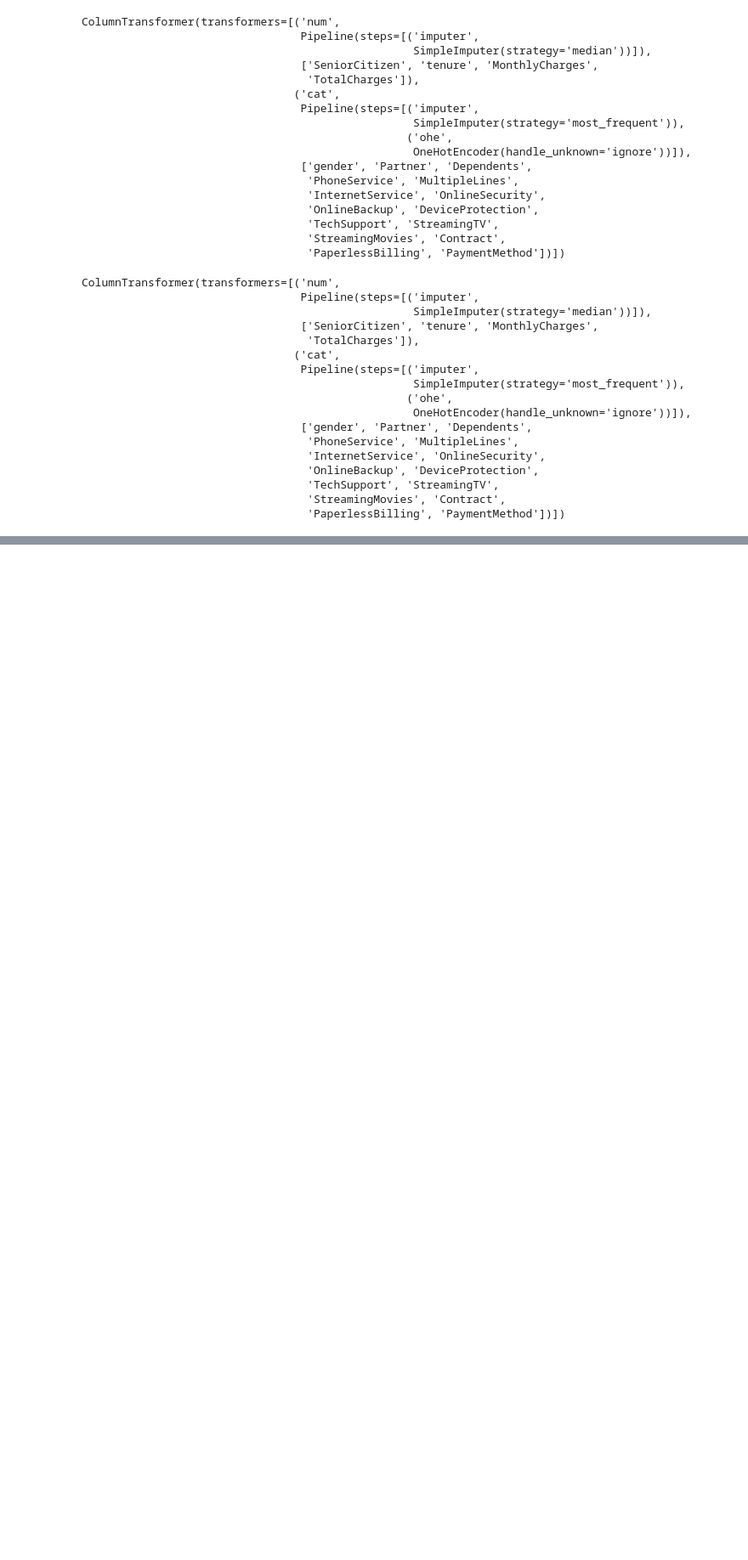
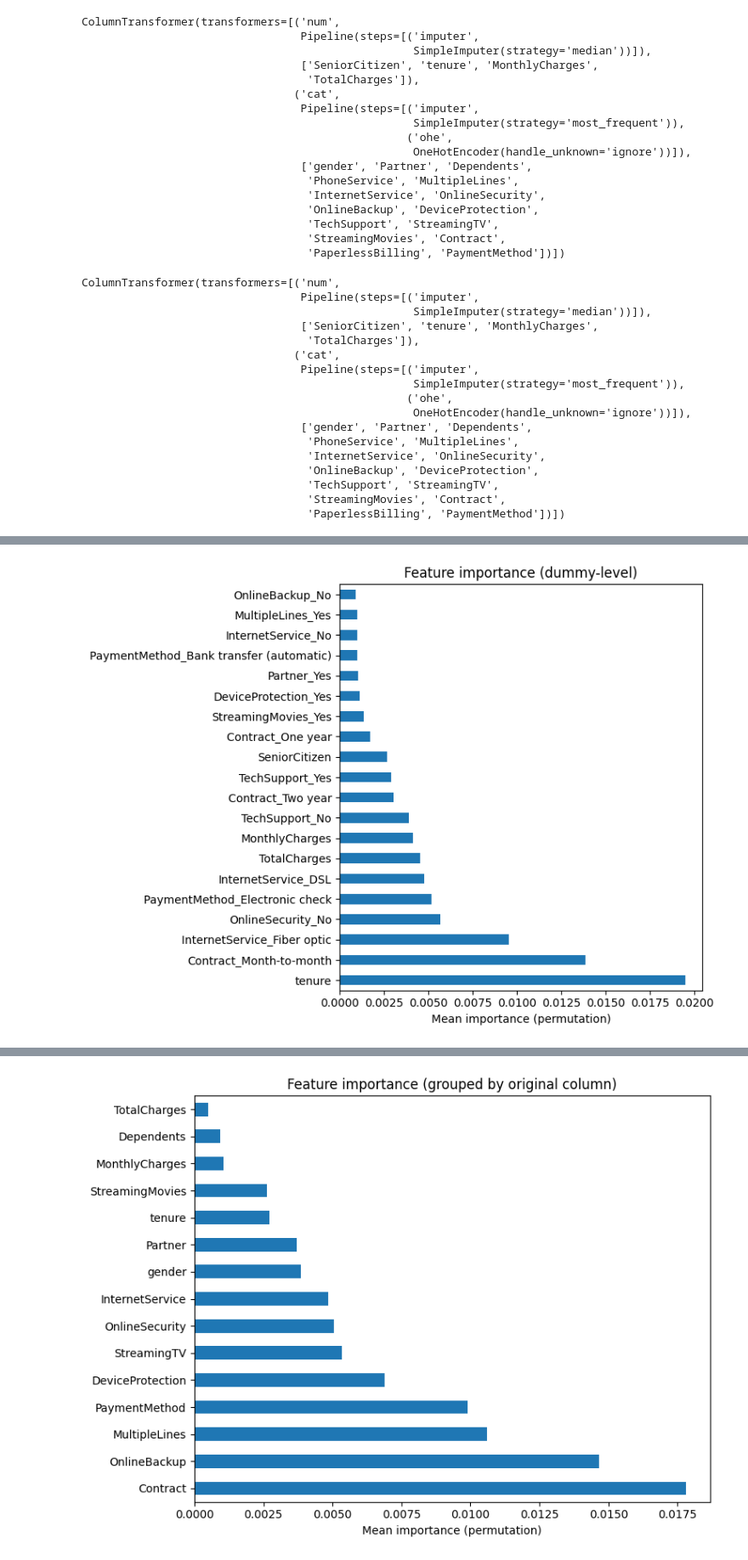
Before and after one commit to jishnuvujichu11-hash/churn_prediction, a Jupyter notebook: notebooks/preprocessing.ipynb, the cells around one changed output, grey strips where cells are left out. Shown at 85% size. Cells and saved outputs as stored; diff of their text form; code cells hidden in the pictures; blank space fills up the shorter version.

```diff
--- a/notebooks/preprocessing.ipynb
+++ b/notebooks/preprocessing.ipynb
@@ -150,0 +272,65 @@ X_train, X_test, y_train, y_test = train_test_split(
+# %%
+from sklearn.inspection import permutation_importance
+import pandas as pd
+import numpy as np
+import matplotlib.pyplot as plt
+
+# 1. Transform X_test using your preprocessor
+X_test_transformed = best_model.named_steps['prep'].transform(X_test)
+
+# 2. Run permutation importance on the model only
+r = permutation_importance(
+    best_model.named_steps['model'],
+    X_test_transformed,
+    y_test,
+    n_repeats=10,
+    random_state=42,
+    n_jobs=-1
+)
+
+# 3. Get expanded feature names (numeric + OHE categories)
+ohe = best_model.named_steps['prep'].named_transformers_['cat'].named_steps['ohe']
+cat_features = ohe.get_feature_names_out(best_model.named_steps['prep'].transformers_[1][2])
+num_features = best_model.named_steps['prep'].transformers_[0][2]
+feature_names = np.concatenate([num_features, cat_features])
+
+# ------------------------------
+# VERSION 1: Detailed (dummy-level)
+# ------------------------------
+fi_detailed = pd.Series(r.importances_mean, index=feature_names).sort_values(ascending=False)
+
+print("\nTop 15 features (dummy-level):\n", fi_detailed.head(15))
+
+fi_detailed.head(20).plot(kind='barh', figsize=(8,6))
+plt.title("Feature importance (dummy-level)")
+plt.xlabel("Mean importance (permutation)")
+plt.tight_layout()
+plt.savefig("reports/figures/feature_importance_detailed.png", dpi=200)
+plt.show()
+
+# ------------------------------
+# VERSION 2: Grouped (original column-level)
+# ------------------------------
+# Map each feature name back to its original column
+feature_to_col = {f: f.split("_")[0] if "_" in f else f for f in feature_names}
+
+# Build grouped importance
+fi_grouped = (
+    pd.DataFrame({
+        "feature": feature_names,
+        "importance": r.importances_mean
+    })
+    .groupby(fi_detailed.index.map(lambda f: feature_to_col[f]))
+    .sum()
+    .sort_values("importance", ascending=False)
+)
+
+print("\nTop 15 features (grouped by original column):\n", fi_grouped.head(15))
+
+fi_grouped.head(15).plot(kind='barh', figsize=(8,6), legend=False)
+plt.title("Feature importance (grouped by original column)")
+plt.xlabel("Mean importance (permutation)")
+plt.tight_layout()
+plt.savefig("reports/figures/feature_importance_grouped.png", dpi=200)
+plt.show()
+# %% [output]
@@ -150,0 +354 @@ X_train, X_test, y_train, y_test = train_test_split(
+[figure, added]
@@ -150,0 +372 @@ X_train, X_test, y_train, y_test = train_test_split(
+[figure, added]
```
Also changed, not shown: parts of 13 cells of this notebook, 8 other files.
